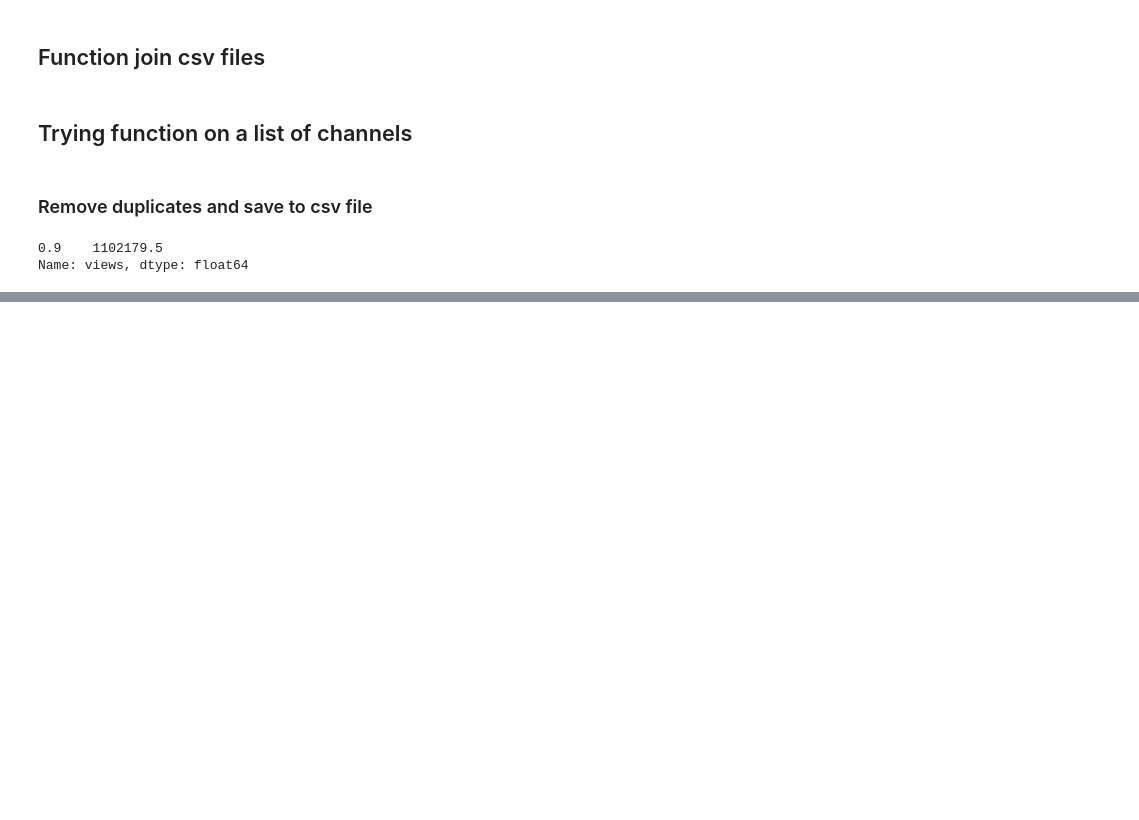
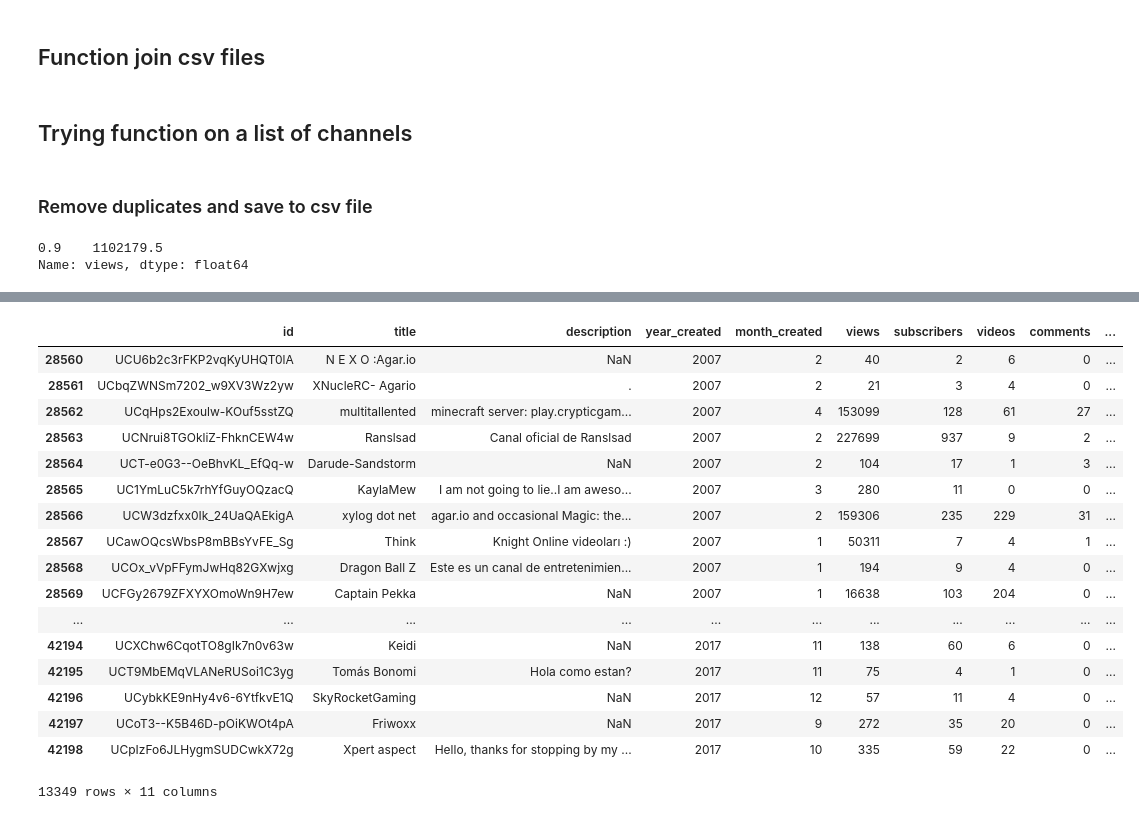
Before and after one commit to AnaRuizS/LetsplayData, a Jupyter notebook: API data code/Join csv.ipynb, the cells around one changed output, grey strips where cells are left out. Drawn from its saved outputs; the diff is of its cells as text; code cells hidden in the pictures; blank space fills up the shorter version.

```diff
--- a/API data code/Join csv.ipynb
+++ b/API data code/Join csv.ipynb
@@ -43,0 +141,21 @@ Name: views, dtype: float64
+# %%
+df5.loc[df5['game_q']=='2']
+# %% [output]
+|  | id | title | description | year_created | month_created | views | subscribers | videos | comments | ... |
+| 28560 | UCU6b2c3rFKP2vqKyUHQT0lA | N E X O :Agar.io | NaN | 2007 | 2 | 40 | 2 | 6 | 0 | ... |
+| 28561 | UCbqZWNSm7202_w9XV3Wz2yw | XNucleRC- Agario | . | 2007 | 2 | 21 | 3 | 4 | 0 | ... |
+| 28562 | UCqHps2Exoulw-KOuf5sstZQ | multitallented | minecraft server: play.crypticgam... | 2007 | 4 | 153099 | 128 | 61 | 27 | ... |
+| 28563 | UCNrui8TGOkliZ-FhknCEW4w | Ranslsad | Canal oficial de Ranslsad | 2007 | 2 | 227699 | 937 | 9 | 2 | ... |
+| 28564 | UCT-e0G3--OeBhvKL_EfQq-w | Darude-Sandstorm | NaN | 2007 | 2 | 104 | 17 | 1 | 3 | ... |
+| 28565 | UC1YmLuC5k7rhYfGuyOQzacQ | KaylaMew | I am not going to lie..I am aweso... | 2007 | 3 | 280 | 11 | 0 | 0 | ... |
+| 28566 | UCW3dzfxx0Ik_24UaQAEkigA | xylog dot net | agar.io and occasional Magic: the... | 2007 | 2 | 159306 | 235 | 229 | 31 | ... |
+| 28567 | UCawOQcsWbsP8mBBsYvFE_Sg | Think | Knight Online videoları :) | 2007 | 1 | 50311 | 7 | 4 | 1 | ... |
+| 28568 | UCOx_vVpFFymJwHq82GXwjxg | Dragon Ball Z | Este es un canal de entretenimien... | 2007 | 1 | 194 | 9 | 4 | 0 | ... |
+| 28569 | UCFGy2679ZFXYXOmoWn9H7ew | Captain Pekka | NaN | 2007 | 1 | 16638 | 103 | 204 | 0 | ... |
+| ... | ... | ... | ... | ... | ... | ... | ... | ... | ... | ... |
+| 42194 | UCXChw6CqotTO8gIk7n0v63w | Keidi | NaN | 2017 | 11 | 138 | 60 | 6 | 0 | ... |
+| 42195 | UCT9MbEMqVLANeRUSoi1C3yg | Tomás Bonomi | Hola como estan? | 2017 | 11 | 75 | 4 | 1 | 0 | ... |
+| 42196 | UCybkKE9nHy4v6-6YtfkvE1Q | SkyRocketGaming | NaN | 2017 | 12 | 57 | 11 | 4 | 0 | ... |
+| 42197 | UCoT3--K5B46D-pOiKWOt4pA | Friwoxx | NaN | 2017 | 9 | 272 | 35 | 20 | 0 | ... |
+| 42198 | UCpIzFo6JLHygmSUDCwkX72g | Xpert aspect | Hello, thanks for stopping by my ... | 2017 | 10 | 335 | 59 | 22 | 0 | ... |
+13349 rows × 11 columns
```
Also changed, not shown: parts of 15 cells of this notebook, 4 other files.
